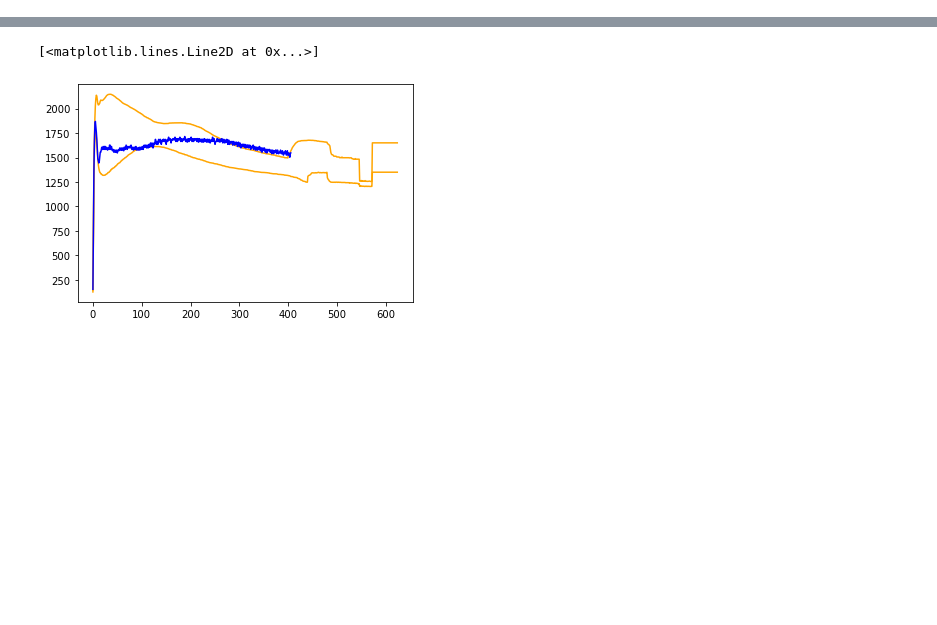
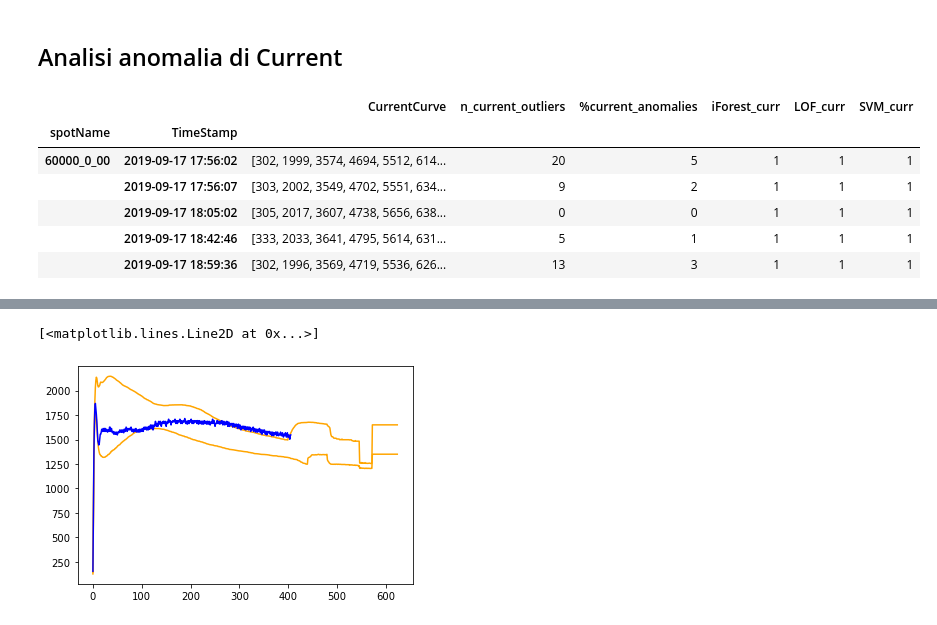
Before and after one commit to DavideMobilia/Anomaly-Detection, a Jupyter notebook: Scripts/Anomaly Analysis.ipynb, the cells around one changed output, grey strips where cells are left out. Saved outputs shown, nothing was run; the diff lists cells and outputs as text; code cells hidden in the pictures; blank space fills up the shorter version.

```diff
--- a/Scripts/Anomaly Analysis.ipynb
+++ b/Scripts/Anomaly Analysis.ipynb
@@ -9,4 +9,7 @@ from scipy.stats.stats import pearsonr
 reference_volt_curves= pd.read_pickle("../data/reference/reference_volt_curves.pkl")
 # %%
 df= pd.read_pickle("../data/processed/with_stat_anomalies.pkl")
+# %%
+ML_curr= pd.read_pickle("../data/processed/ML_current_with_anomalies.pkl")
+ML_volt= pd.read_pickle("../data/processed/ML_voltage_with_anomalies.pkl")
 # %%
@@ -28,0 +22,14 @@ df
+# %% [markdown]
+## Analisi anomalia di Current
+# %%
+# creazione df con solo le feature che interessano current
+df_curr=df.drop(["index","VoltageCurve","voltage_drop","voltage_spike","n_voltage_outliers","%volt_anomalies"],axis=1).join(ML_curr[["iForest_curr","LOF_curr","SVM_curr"]])
+df_curr.head()
+# %% [output]
+|  |  | CurrentCurve | n_current_outliers | %current_anomalies | iForest_curr | LOF_curr | SVM_curr |
+| spotName | TimeStamp |  |  |  |  |  |  |
+| 60000_0_00 | 2019-09-17 17:56:02 | [302, 1999, 3574, 4694, 5512, 614... | 20 | 5 | 1 | 1 | 1 |
+|  | 2019-09-17 17:56:07 | [303, 2002, 3549, 4702, 5551, 634... | 9 | 2 | 1 | 1 | 1 |
+|  | 2019-09-17 18:05:02 | [305, 2017, 3607, 4738, 5656, 638... | 0 | 0 | 1 | 1 | 1 |
+|  | 2019-09-17 18:42:46 | [333, 2033, 3641, 4795, 5614, 631... | 5 | 1 | 1 | 1 | 1 |
+|  | 2019-09-17 18:59:36 | [302, 1996, 3569, 4719, 5536, 626... | 13 | 3 | 1 | 1 | 1 |
```
Also changed, not shown: parts of 4 cells of this notebook.
